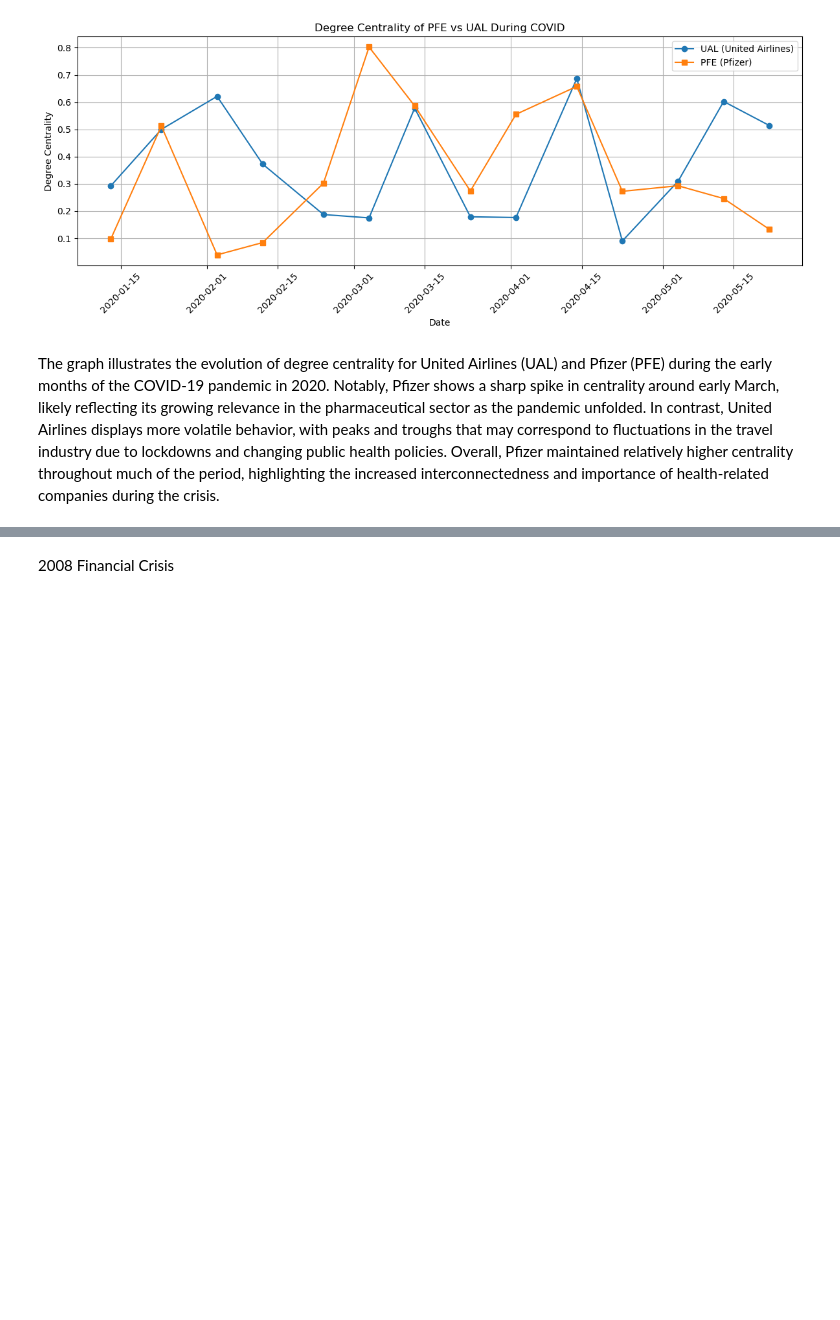
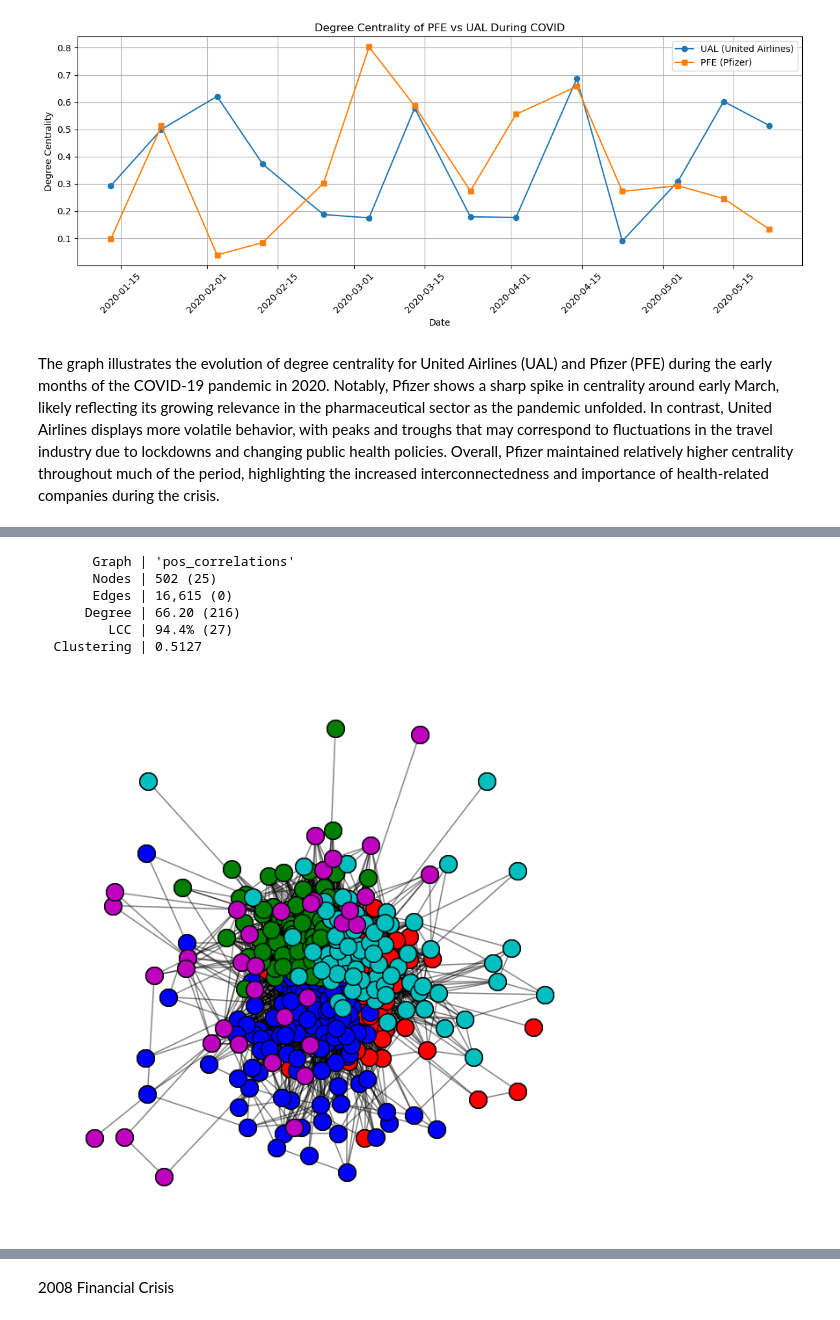
Before and after one commit to HSellis/INA-Project, a Jupyter notebook: crisis_analysis.ipynb, the cells around one changed output, grey strips where cells are left out. Cells and saved outputs as stored; diff of their text form; code cells hidden in the pictures; blank space fills up the shorter version.

```diff
--- a/crisis_analysis.ipynb
+++ b/crisis_analysis.ipynb
@@ -160,0 +194,21 @@ The graph illustrates the evolution of degree centrality for United Airlines (UA
+# %%
+during_crisis = df_covid.loc["2020-02-15": "2020-03-15"]
+during_crisis_correlations = during_crisis.corr()
+during_crisis_correlations
+
+stocks_info = get_sp500_stocks_info()
+G_pos, G_neg = correlation_to_pos_neg_graphs(during_crisis_correlations, stocks_info, 0.7)
+info(G_pos)
+lcc = LCC(G_pos)
+communities = algorithms.leiden(lcc)
+len(communities.communities)
+viz.plot_network_clusters(lcc, communities, nx.spring_layout(lcc))
+plot_block_model(lcc, communities, save_file=False)
+# %% [output]
+       Graph | 'pos_correlations'
+       Nodes | 502 (25)
+       Edges | 16,615 (0)
+      Degree | 66.20 (216)
+         LCC | 94.4% (27)
+  Clustering | 0.5127
+[figure, added]
```
Also changed, not shown: parts of 10 cells of this notebook, 2 other files.
